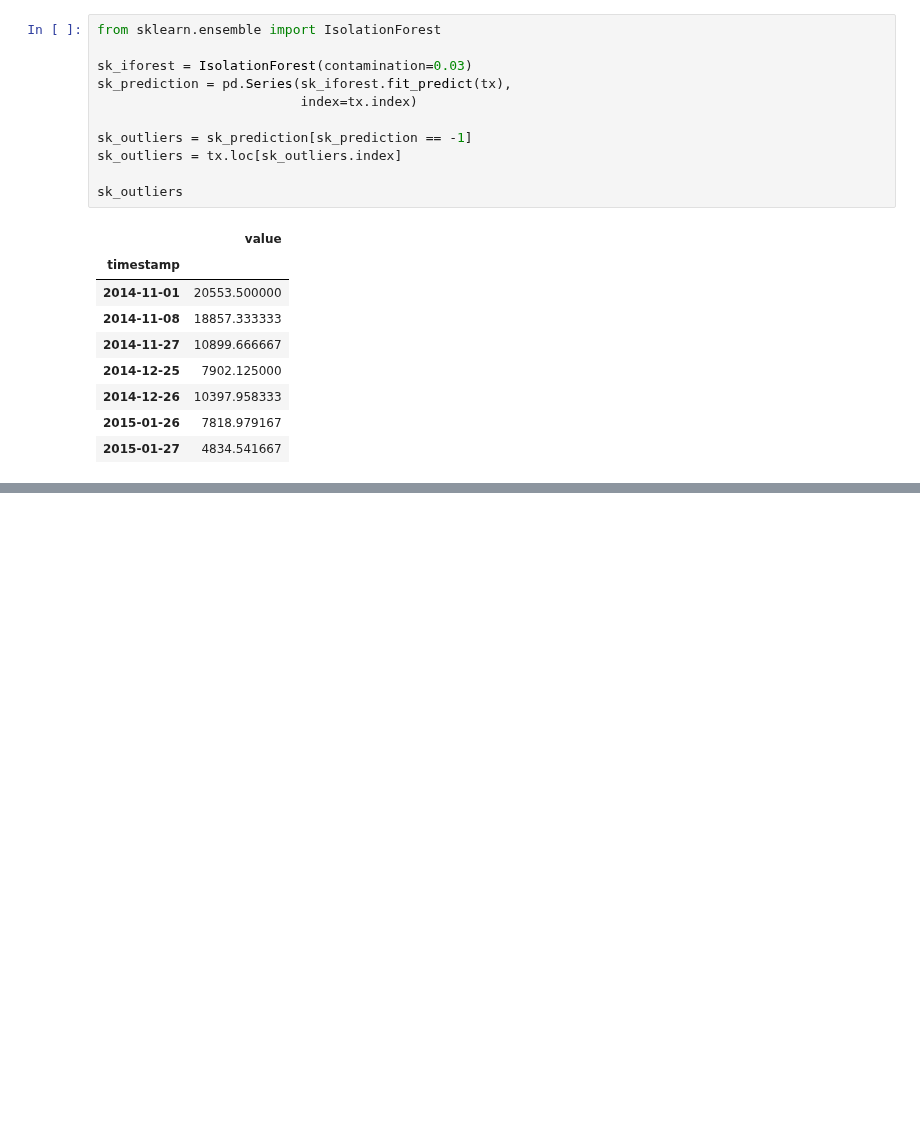
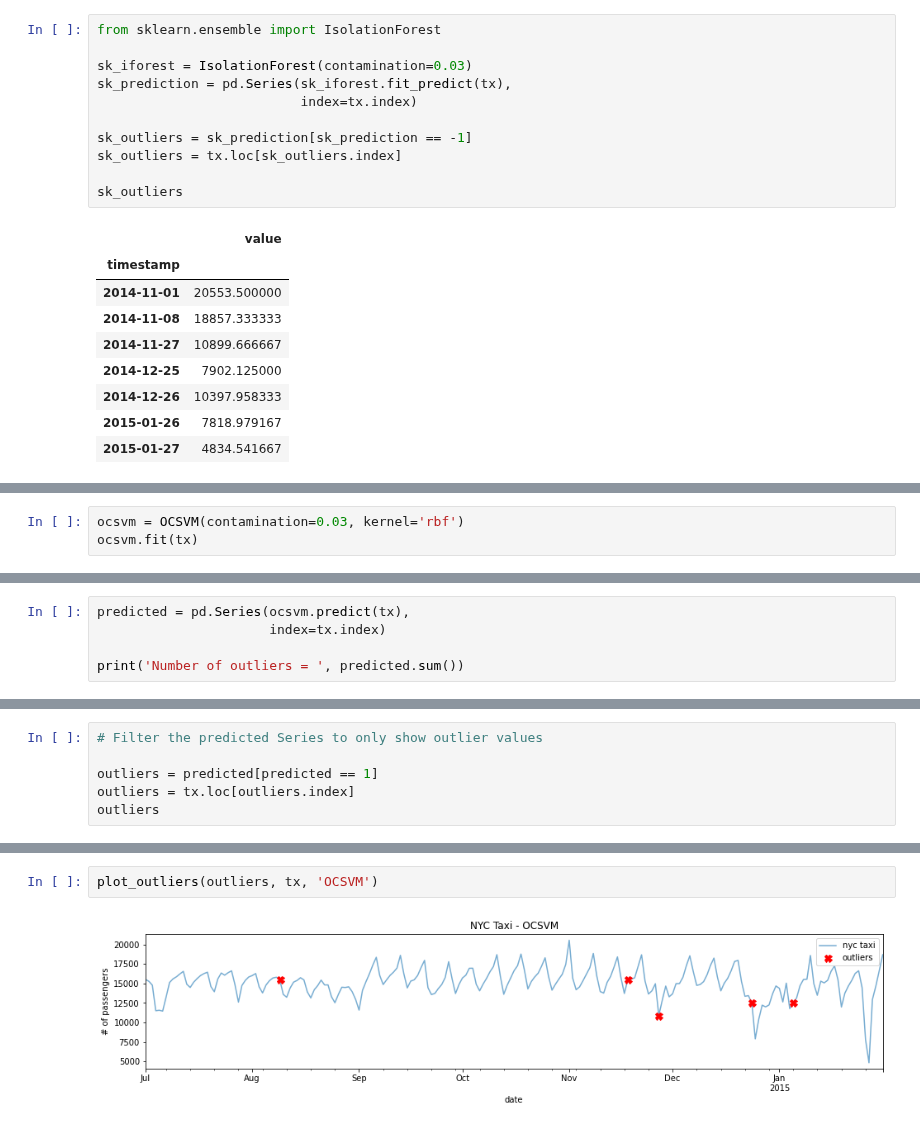
Before and after one commit to LaurbergMJ/TimeSeriesAnalysisWithPythonCookbook, a Jupyter notebook: Ch14.ipynb, the cells around one changed output, grey strips where cells are left out. Saved outputs shown, nothing was run; the diff lists cells and outputs as text; blank space fills up the shorter version.

```diff
--- a/Ch14.ipynb
+++ b/Ch14.ipynb
@@ -348,0 +365,3 @@ sk_outliers
+# %%
+ocsvm = OCSVM(contamination=0.03, kernel='rbf')
+ocsvm.fit(tx)
@@ -348,0 +372,5 @@ sk_outliers
+# %%
+predicted = pd.Series(ocsvm.predict(tx),
+                      index=tx.index)
+
+print('Number of outliers = ', predicted.sum())
@@ -348,0 +379,6 @@ sk_outliers
+# %%
+# Filter the predicted Series to only show outlier values
+
+outliers = predicted[predicted == 1]
+outliers = tx.loc[outliers.index]
+outliers
@@ -348,0 +393,4 @@ sk_outliers
+# %%
+plot_outliers(outliers, tx, 'OCSVM')
+# %% [output]
+[figure, added]
```
Also changed, not shown: parts of 24 cells of this notebook, 1 other file.
